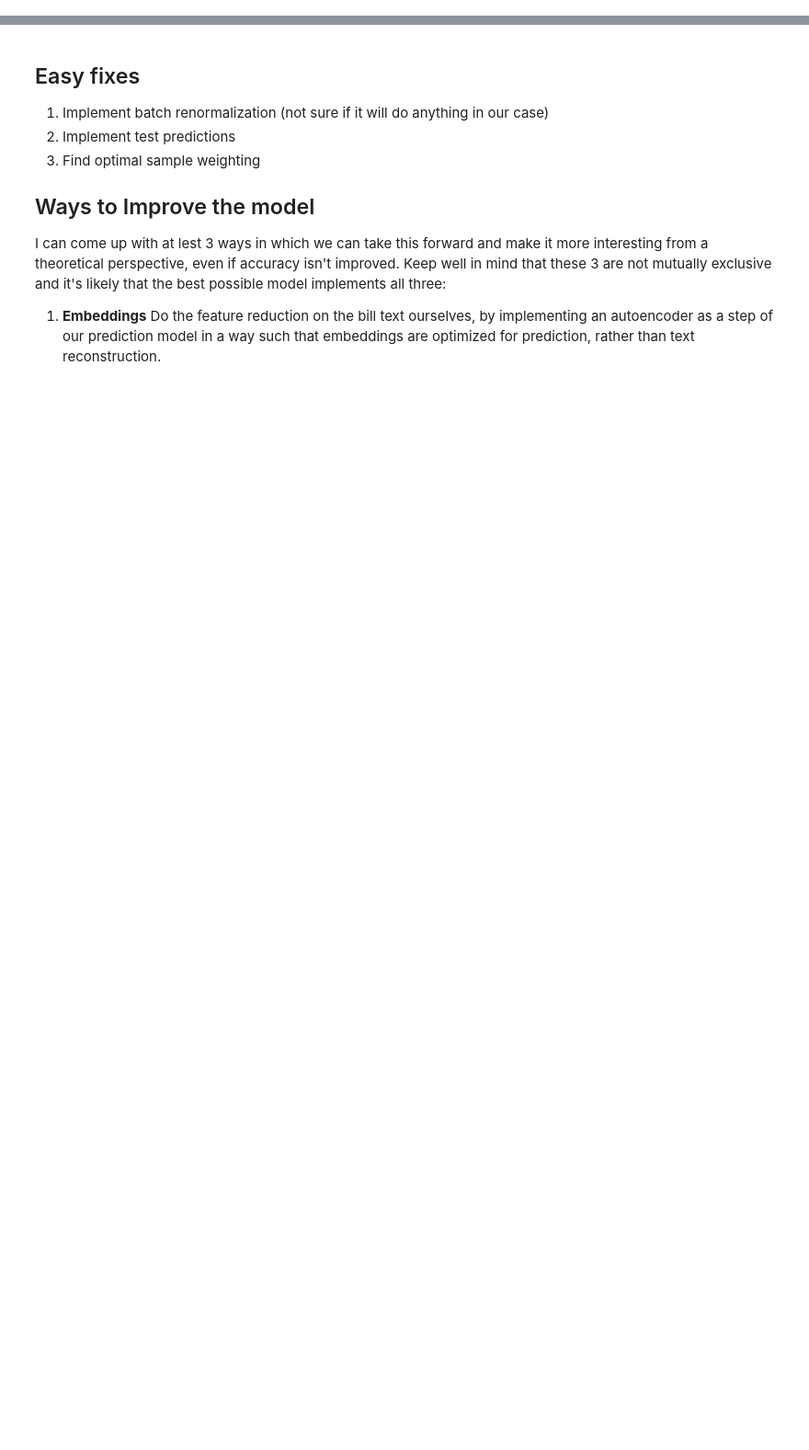
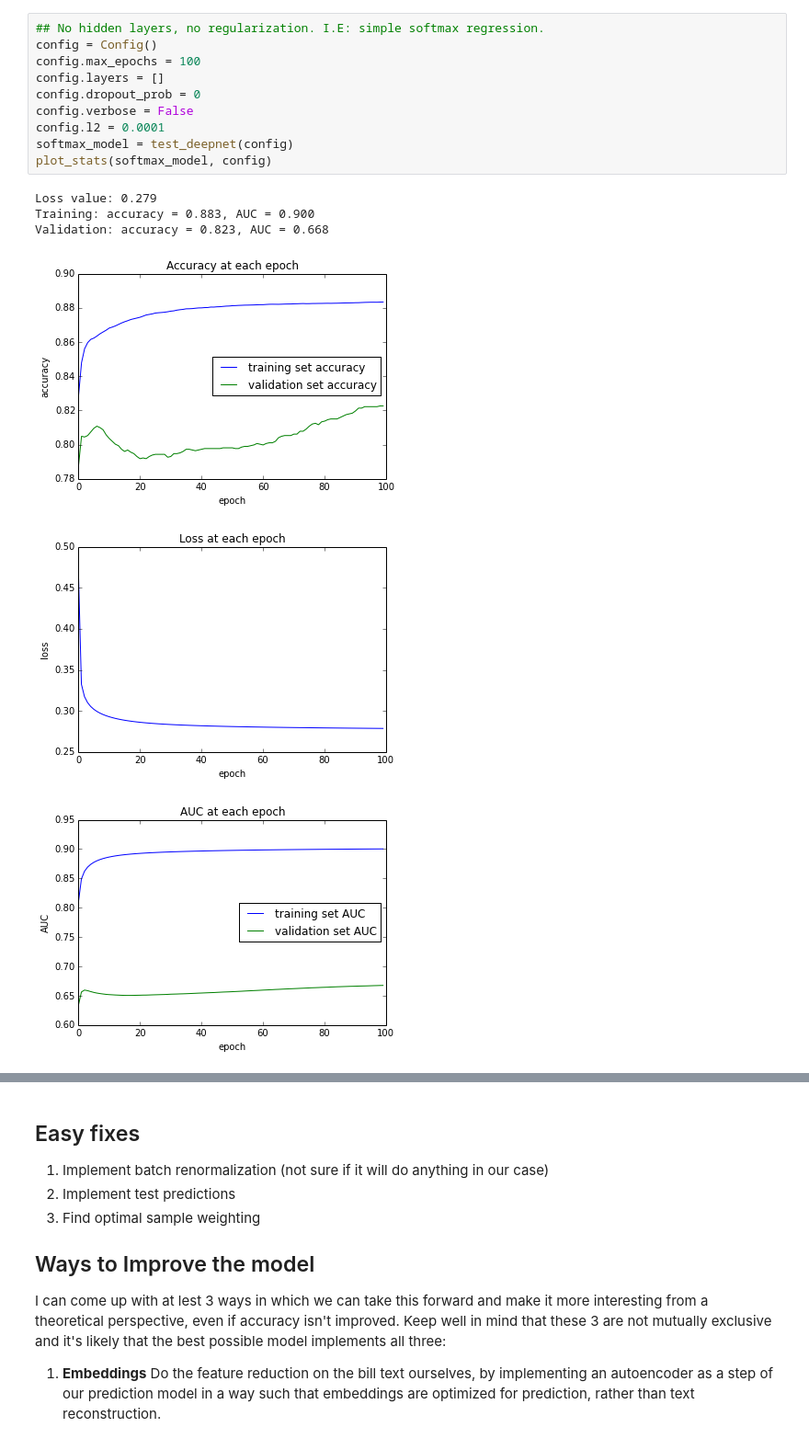
Before and after one commit to marcomorucci/congress_prediction, a Jupyter notebook: src/Deepnet Tests.ipynb, the cells around one changed output, grey strips where cells are left out. Shown at 92% size. Drawn from its saved outputs; the diff is of its cells as text; blank space fills up the shorter version.

Commit message:
Tweaked params, redid tests

```diff
--- a/src/Deepnet Tests.ipynb
+++ b/src/Deepnet Tests.ipynb
@@ -46,0 +51,17 @@ Here are parameters for the configuration tested below, this is the one that has
+# %%
+## No hidden layers, no regularization. I.E: simple softmax regression.
+config = Config()
+config.max_epochs = 100
+config.layers = []
+config.dropout_prob = 0
+config.verbose = False
+config.l2 = 0.0001
+softmax_model = test_deepnet(config)
+plot_stats(softmax_model, config)
+# %% [output]
+Loss value: 0.279
+Training: accuracy = 0.883, AUC = 0.900
+Validation: accuracy = 0.823, AUC = 0.668
+[figure, added]
+[figure, added]
+[figure, added]
```
Also changed, not shown: parts of 9 cells of this notebook, 5 other files.
